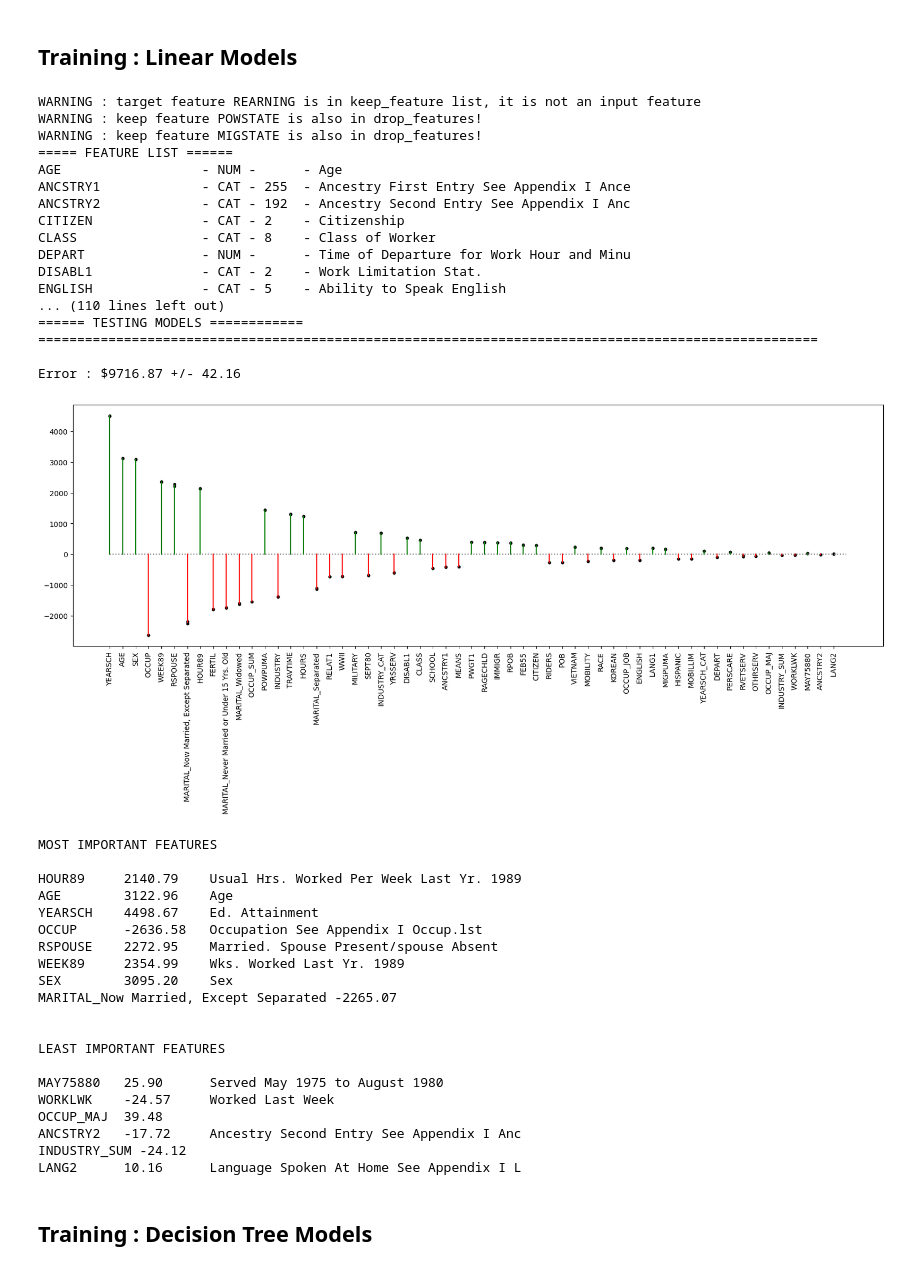
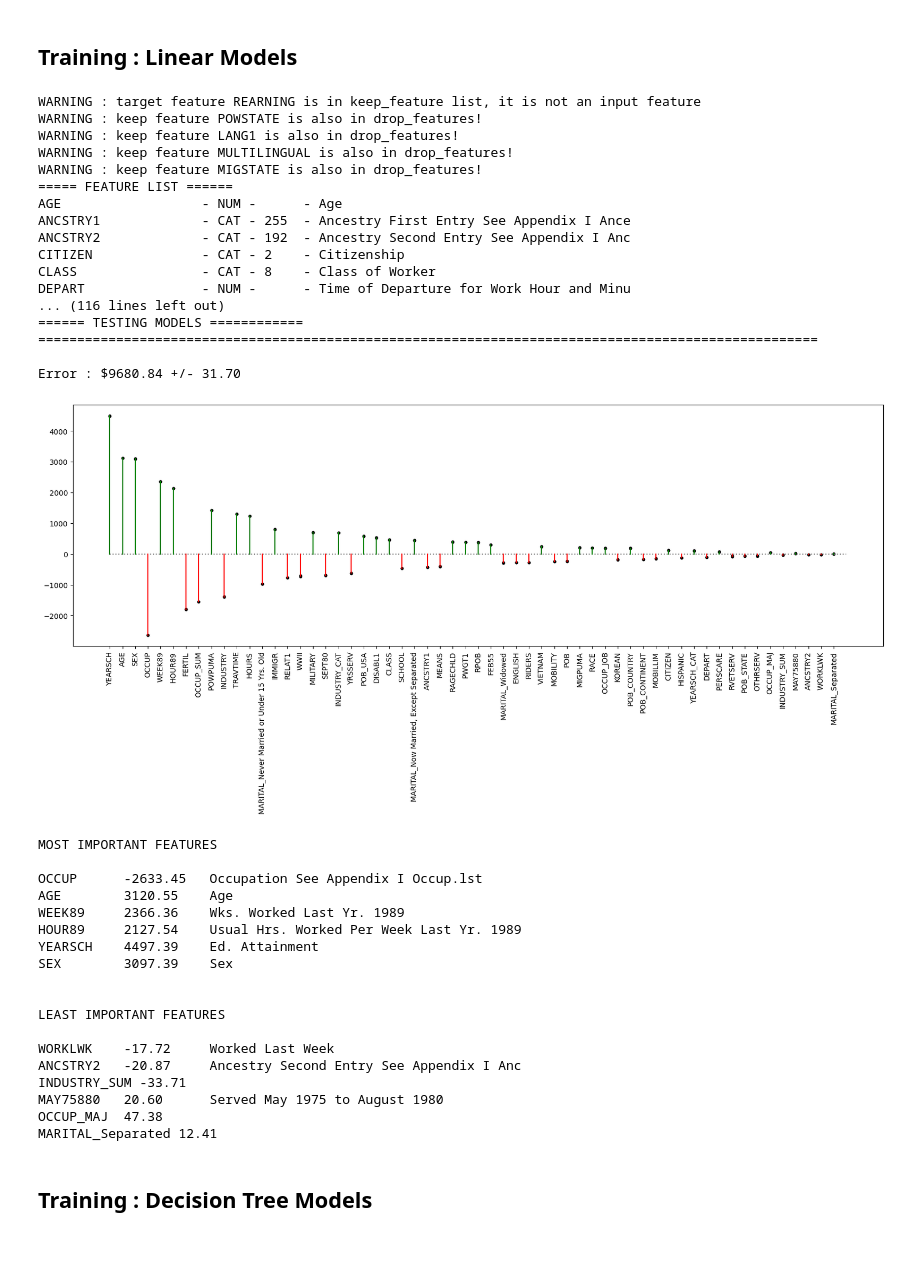
Before and after one commit to 6point6/terraform-templates-aws, a Jupyter notebook: demo-notebooks/backup/Demo_High_Level.ipynb, the cells around one changed output. Drawn from its saved outputs; the diff is of its cells as text; code cells hidden in the pictures.

```diff
--- a/demo-notebooks/backup/Demo_High_Level.ipynb
+++ b/demo-notebooks/backup/Demo_High_Level.ipynb
@@ -41,12 +43,13 @@ def combine_rare_classes(df, col, r=0.1, map_to='other'):
     return mapper, gb
 
 
-def load_data(target='REARNING',
+def load_data(fpath='us_census_data_cleaned_5.csv',
+              target='REARNING',
               age_range = [18,90],
               wage_range = [5000,140000],
              retain: int = 100):
 
-    df = pd.read_csv('us_census_data_cleaned_5.csv').drop('Unnamed: 0', axis=1)
+    df = pd.read_csv(fpath).drop('Unnamed: 0', axis=1)
     # provide some sensible bounds
 
     TARGET = 'REARNING'
@@ -584,6 +596,7 @@ def train_neural_network(df,
 # %%
-df = load_data(target    = 'REARNING',
-              age_range  = [18,90],
-              wage_range = [5000,140000],
-              retain     = 50)
+df = load_data(fpath='./../us_census_data_cleaned_6.csv',
+               target    = 'REARNING',
+               age_range  = [18,90],
+               wage_range = [5000,140000],
+               retain     = 50)
 # %% [output]
@@ -614,53 +626,52 @@ INDUSTRY_SUM         - CAT - 14   -
 # %%
 model = train_linear_regression(df,
                         target_feature ='REARNING',
                         keep_features  = None,
-                        drop_features  = ['MIGSTATE','POWSTATE'],
+                        drop_features  = ['MIGSTATE','POWSTATE', 'MULTILINGUAL', 'LANG1'],
                         dummy_features = ['MARITAL'],
+                        reduce_cardinality = False,
                         n_repeats      = 10,
                         test_split     = 0.05,
                         encode_cats    = True,
                         scale          = True,
                         verbose        = True)
 # %% [output]
 WARNING : target feature REARNING is in keep_feature list, it is not an input feature
 WARNING : keep feature POWSTATE is also in drop_features!
+WARNING : keep feature LANG1 is also in drop_features!
+WARNING : keep feature MULTILINGUAL is also in drop_features!
 WARNING : keep feature MIGSTATE is also in drop_features!
 ===== FEATURE LIST ======
 AGE                  - NUM -      - Age
 ANCSTRY1             - CAT - 255  - Ancestry First Entry See Appendix I Ance
 ANCSTRY2             - CAT - 192  - Ancestry Second Entry See Appendix I Anc
 CITIZEN              - CAT - 2    - Citizenship
 CLASS                - CAT - 8    - Class of Worker
 DEPART               - NUM -      - Time of Departure for Work Hour and Minu
-DISABL1              - CAT - 2    - Work Limitation Stat.
-ENGLISH              - CAT - 5    - Ability to Speak English
-... (110 lines left out)
+... (116 lines left out)
 ====== TESTING MODELS ============
 ====================================================================================================
 
-Error : $9716.87 +/- 42.16
+Error : $9680.84 +/- 31.70
-[figure, old version]
+[figure, new version]
 MOST IMPORTANT FEATURES
 
-HOUR89     2140.79    Usual Hrs. Worked Per Week Last Yr. 1989
-AGE        3122.96    Age
-YEARSCH    4498.67    Ed. Attainment
-OCCUP      -2636.58   Occupation See Appendix I Occup.lst
-RSPOUSE    2272.95    Married. Spouse Present/spouse Absent
-WEEK89     2354.99    Wks. Worked Last Yr. 1989
-SEX        3095.20    Sex
-MARITAL_Now Married, Except Separated -2265.07
+OCCUP      -2633.45   Occupation See Appendix I Occup.lst
+AGE        3120.55    Age
+WEEK89     2366.36    Wks. Worked Last Yr. 1989
+HOUR89     2127.54    Usual Hrs. Worked Per Week Last Yr. 1989
+YEARSCH    4497.39    Ed. Attainment
+SEX        3097.39    Sex
 
 
 LEAST IMPORTANT FEATURES
 
-MAY75880   25.90      Served May 1975 to August 1980
-WORKLWK    -24.57     Worked Last Week
-OCCUP_MAJ  39.48
-ANCSTRY2   -17.72     Ancestry Second Entry See Appendix I Anc
-INDUSTRY_SUM -24.12
-LANG2      10.16      Language Spoken At Home See Appendix I L
+WORKLWK    -17.72     Worked Last Week
+ANCSTRY2   -20.87     Ancestry Second Entry See Appendix I Anc
+INDUSTRY_SUM -33.71
+MAY75880   20.60      Served May 1975 to August 1980
+OCCUP_MAJ  47.38
+MARITAL_Separated 12.41
 # %% [markdown]
 ## Training : Decision Tree Models
 # %%
```
Also changed, not shown: parts of 10 cells of this notebook, 3 other files.
